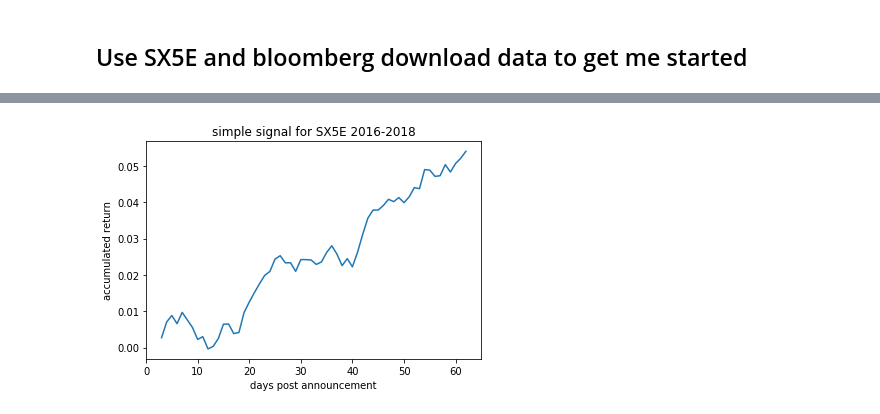
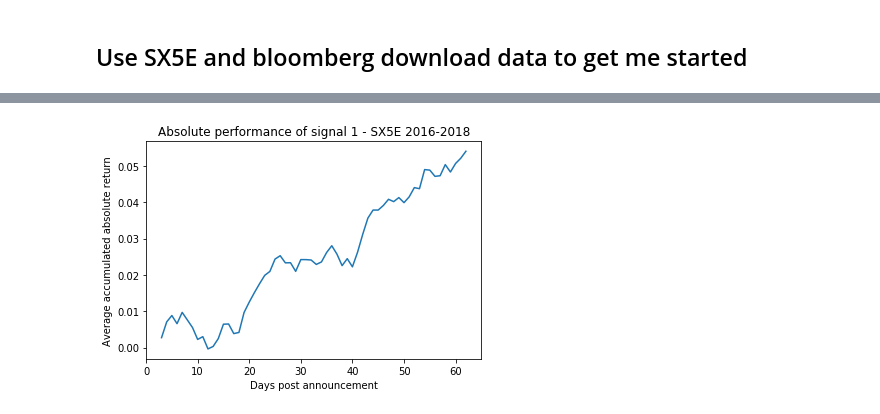
Before and after one commit to zliyclh/post_result, a Jupyter notebook: Starter code.ipynb, the cells around one changed output, grey strips where cells are left out. Cells and saved outputs as stored; diff of their text form; code cells hidden in the pictures.

Commit message:
add relative return as a key dimenison; also put performance analytics into two functions to allow more convenience

```diff
--- a/Starter code.ipynb
+++ b/Starter code.ipynb
@@ -42,11 +48,10 @@ price.columns=new_column
 # %%
 # create a dictionary to have signal information (tuple) as keys and return data time series as values to make it easier to check
 #; replace datetime with number of days post announcement to make it more comparable
-def signal_return_dict(signal_list,price_dataframe,holding):
+def signal_return_dict(signal_list,return_dataframe,holding):
     signal_dict={}
     for s in signal_list:
-        price_series=price_dataframe.loc[s[0]]
-        return_series=price_series.diff(1)/price_series
+        return_series=return_dataframe.loc[s[0]]
         day0=return_series.index.tolist().index(s[1]) #index of day 0
         target_series=return_series.iloc[day0:day0+min(holding, len(return_series[day0:]))]
         target_series.index=range(min(holding, len(return_series[day0:]))) #replace datetime with number of days post announcement
@@ -54,14 +59,22 @@ def signal_return_dict(signal_list,price_dataframe,holding):
         signal_dict[s]=target_series
     return signal_dict
 
-return_dict=signal_return_dict(signal_list,price,63)
+abs_return_dict=signal_return_dict(signal_list,abs_return,63)
+rel_return_dict=signal_return_dict(signal_list,rel_return,63)
 # %%
 # obtain the dataframe of return time series for the signal stocks
-return_series_list=[]
-for index,key in return_dict.items():
-    return_series_list.append(key)
+abs_return_series_list=[]
+for index,key in abs_return_dict.items():
+    abs_return_series_list.append(key)
 
-return_df=pd.concat(return_series_list,axis=1)
-return_df=return_df.dropna(how='any',axis=1) #drop stocks with limited history to make it more comparable
+rel_return_series_list=[]
+for index,key in rel_return_dict.items():
+    rel_return_series_list.append(key)
+
+abs_return_df=pd.concat(abs_return_series_list,axis=1)
+abs_return_df=abs_return_df.dropna(how='any',axis=1) #drop stocks with limited history to make it more comparable
+
+rel_return_df=pd.concat(rel_return_series_list,axis=1)
+rel_return_df=rel_return_df.dropna(how='any',axis=1) #drop stocks with limited history to make it more comparable
 # %%
 # List of signals and cumulative returns
@@ -87,13 +103,16 @@ VIV FP    31/Aug/2017    0.129025
 Name: 62, dtype: float64
 # %%
 # Performance analytics
-# 1. aggregate performance over time
-cum_return=return_df.iloc[3:].mean(axis=1).cumsum()
+# 1. aggregate abs/rel performance over time
+def perf_chart(return_df,xlabel,ylabel,title):
+    cum_return=return_df.mean(axis=1).cumsum()
+    plt.plot(cum_return)
+    plt.xlabel(xlabel)
+    plt.ylabel(ylabel)
+    plt.title(title)
+    plt.show()
 
-plt.plot(cum_return)
-plt.xlabel("days post announcement")
-plt.ylabel("accumulated return")
-plt.title("simple signal for SX5E 2016-2018")
-plt.show()
+perf_chart(abs_return_df.iloc[3:], xlabel="Days post announcement",
+           ylabel="Average accumulated absolute return",title="Absolute performance of signal 1 - SX5E 2016-2018")
 # %% [output]
-[figure, old version]
+[figure, new version]
```
Also changed, not shown: parts of 6 cells of this notebook.
